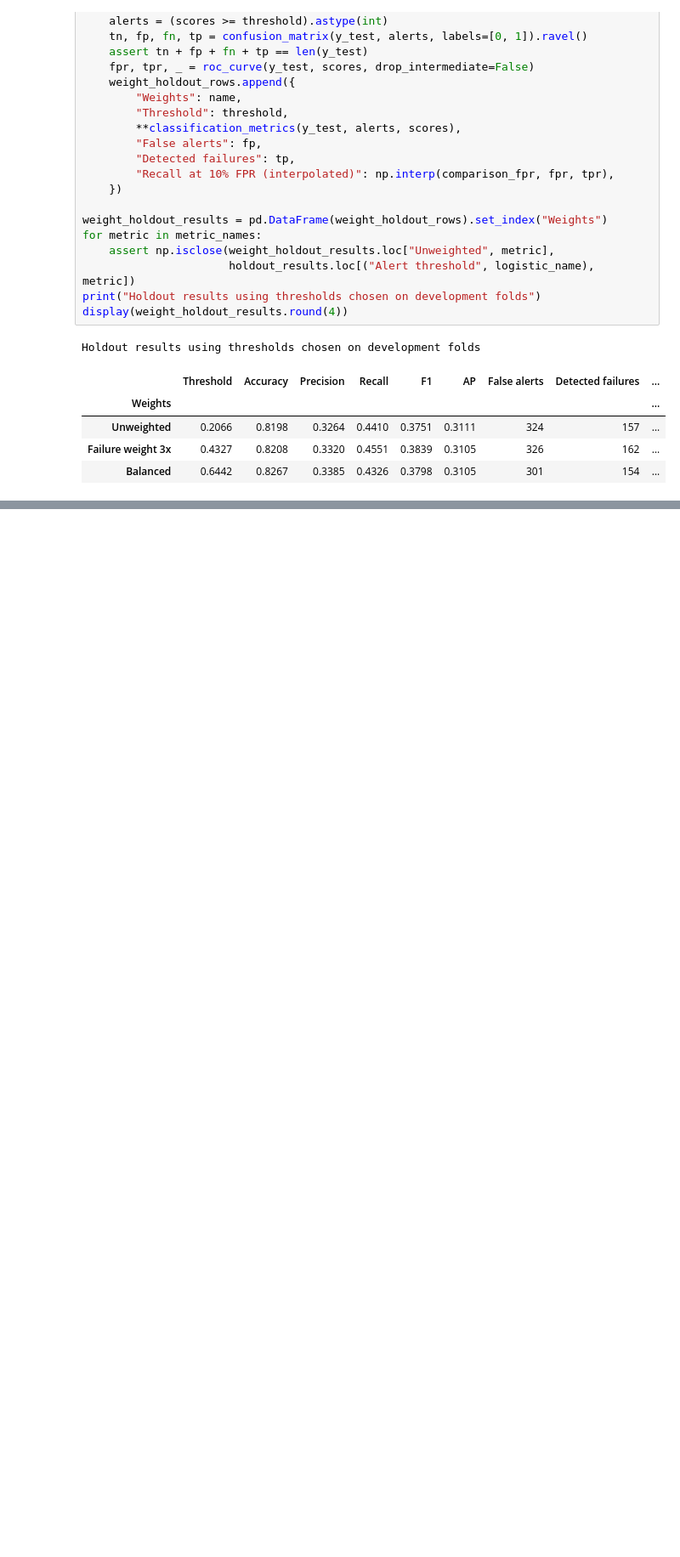
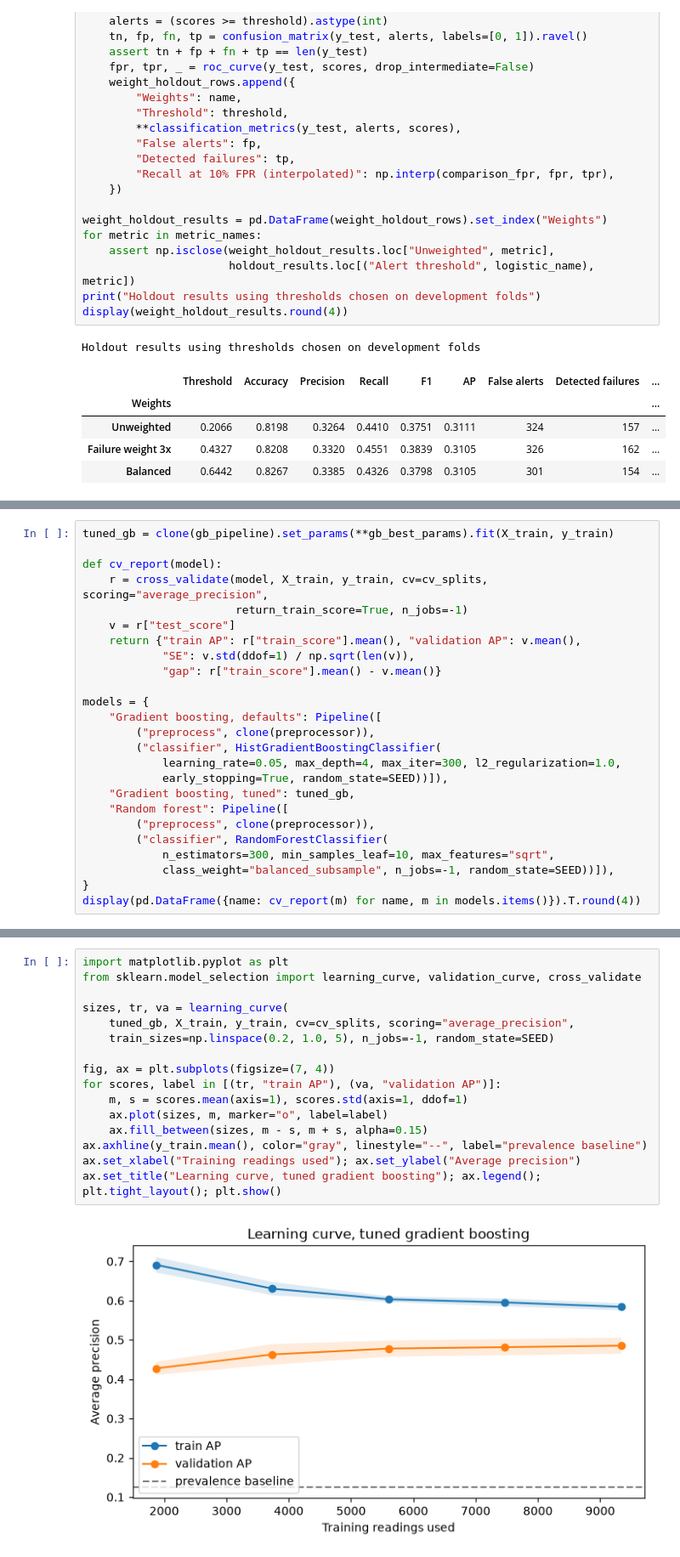
Before and after one commit to zigo-matej/iau_project, a Jupyter notebook: phase_03.ipynb, the cells around one changed output, grey strips where cells are left out. Shown at 85% size. Cells and saved outputs as stored; diff of their text form; blank space fills up the shorter version.

```diff
--- a/phase_03.ipynb
+++ b/phase_03.ipynb
@@ -630,0 +884,25 @@ Holdout results using thresholds chosen on development folds
+# %%
+tuned_gb = clone(gb_pipeline).set_params(**gb_best_params).fit(X_train, y_train)
+
+def cv_report(model):
+    r = cross_validate(model, X_train, y_train, cv=cv_splits, scoring="average_precision",
+                       return_train_score=True, n_jobs=-1)
+    v = r["test_score"]
+    return {"train AP": r["train_score"].mean(), "validation AP": v.mean(),
+            "SE": v.std(ddof=1) / np.sqrt(len(v)),
+            "gap": r["train_score"].mean() - v.mean()}
+
+models = {
+    "Gradient boosting, defaults": Pipeline([
+        ("preprocess", clone(preprocessor)),
+        ("classifier", HistGradientBoostingClassifier(
+            learning_rate=0.05, max_depth=4, max_iter=300, l2_regularization=1.0,
+            early_stopping=True, random_state=SEED))]),
+    "Gradient boosting, tuned": tuned_gb,
+    "Random forest": Pipeline([
+        ("preprocess", clone(preprocessor)),
+        ("classifier", RandomForestClassifier(
+            n_estimators=300, min_samples_leaf=10, max_features="sqrt",
+            class_weight="balanced_subsample", n_jobs=-1, random_state=SEED))]),
+}
+display(pd.DataFrame({name: cv_report(m) for name, m in models.items()}).T.round(4))
@@ -630,0 +964,18 @@ Holdout results using thresholds chosen on development folds
+# %%
+import matplotlib.pyplot as plt
+from sklearn.model_selection import learning_curve, validation_curve, cross_validate
+
+sizes, tr, va = learning_curve(
+    tuned_gb, X_train, y_train, cv=cv_splits, scoring="average_precision",
+    train_sizes=np.linspace(0.2, 1.0, 5), n_jobs=-1, random_state=SEED)
+
+fig, ax = plt.subplots(figsize=(7, 4))
+for scores, label in [(tr, "train AP"), (va, "validation AP")]:
+    m, s = scores.mean(axis=1), scores.std(axis=1, ddof=1)
+    ax.plot(sizes, m, marker="o", label=label)
+    ax.fill_between(sizes, m - s, m + s, alpha=0.15)
+ax.axhline(y_train.mean(), color="gray", linestyle="--", label="prevalence baseline")
+ax.set_xlabel("Training readings used"); ax.set_ylabel("Average precision")
+ax.set_title("Learning curve, tuned gradient boosting"); ax.legend(); plt.tight_layout(); plt.show()
+# %% [output]
+[figure, added]
```
Also changed, not shown: parts of 19 cells of this notebook.
